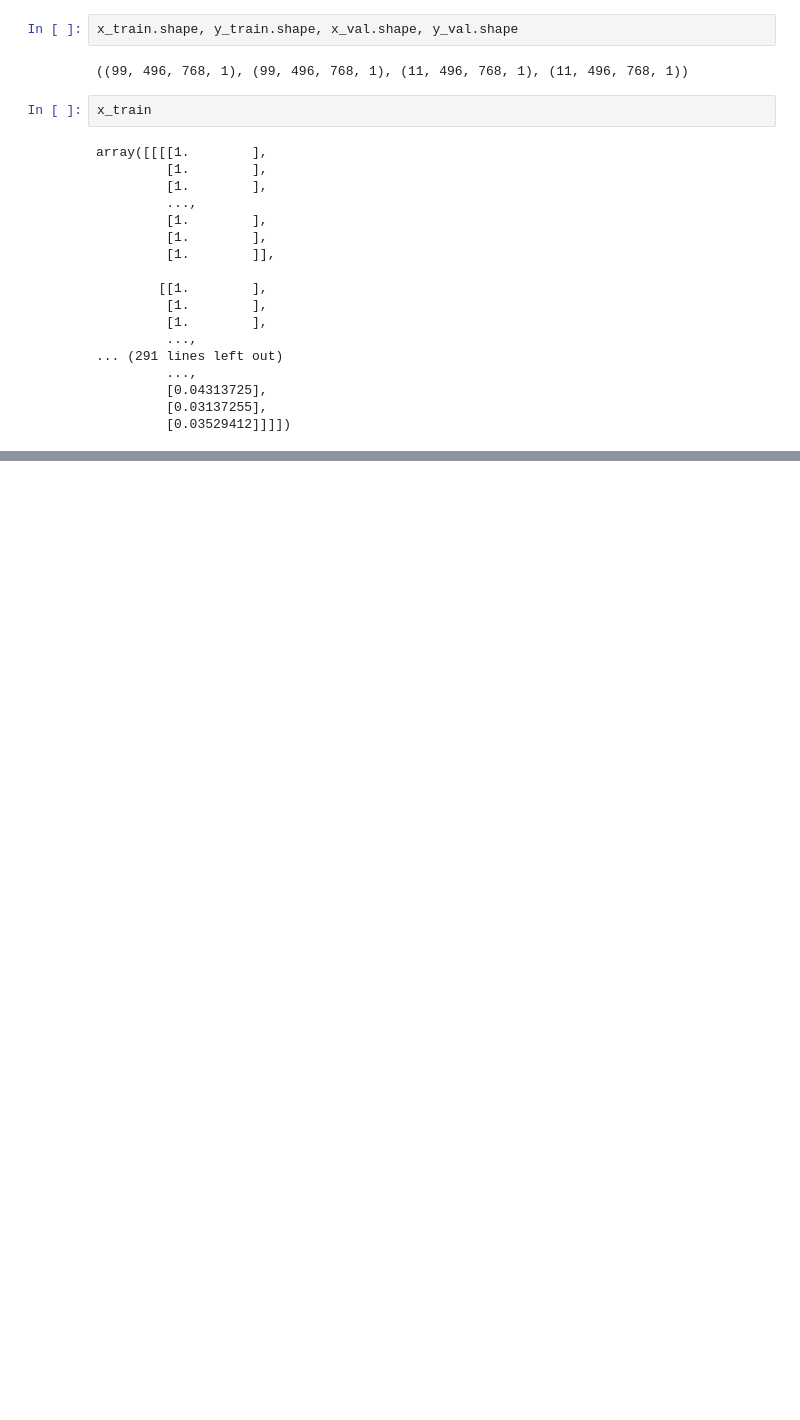
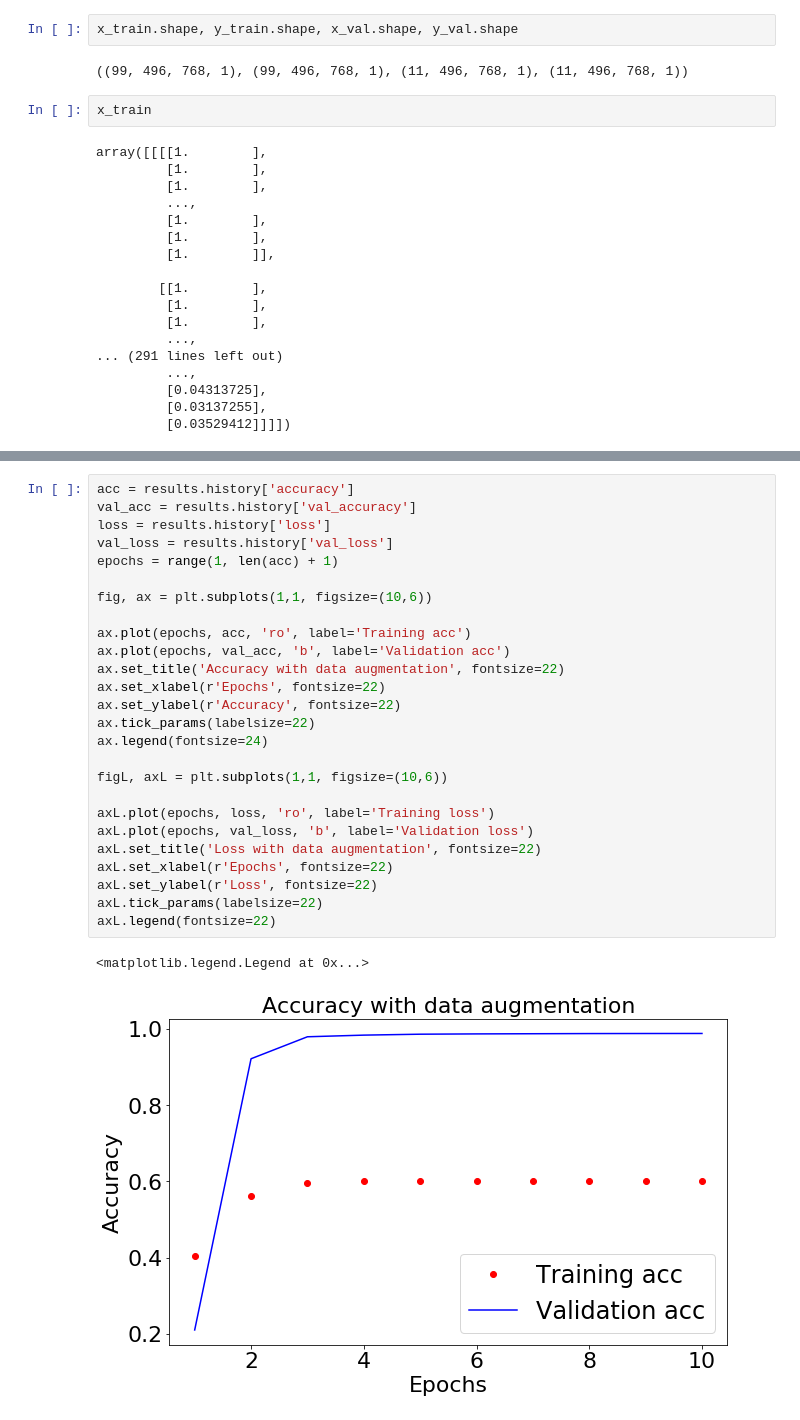
Before and after one commit to Malcolm-Ma/DL_Final_Project, a Jupyter notebook: src/trainUnet.ipynb, the cells around one changed output, grey strips where cells are left out. Cells and saved outputs as stored; diff of their text form; blank space fills up the shorter version.

Commit message:
Training Unet over

```diff
--- a/src/trainUnet.ipynb
+++ b/src/trainUnet.ipynb
@@ -191,0 +216,29 @@ plt()
+# %%
+acc = results.history['accuracy']
+val_acc = results.history['val_accuracy']
+loss = results.history['loss']
+val_loss = results.history['val_loss']
+epochs = range(1, len(acc) + 1)
+
+fig, ax = plt.subplots(1,1, figsize=(10,6))
+
+ax.plot(epochs, acc, 'ro', label='Training acc')
+ax.plot(epochs, val_acc, 'b', label='Validation acc')
+ax.set_title('Accuracy with data augmentation', fontsize=22)
+ax.set_xlabel(r'Epochs', fontsize=22)
+ax.set_ylabel(r'Accuracy', fontsize=22)
+ax.tick_params(labelsize=22)
+ax.legend(fontsize=24)
+
+figL, axL = plt.subplots(1,1, figsize=(10,6))
+
+axL.plot(epochs, loss, 'ro', label='Training loss')
+axL.plot(epochs, val_loss, 'b', label='Validation loss')
+axL.set_title('Loss with data augmentation', fontsize=22)
+axL.set_xlabel(r'Epochs', fontsize=22)
+axL.set_ylabel(r'Loss', fontsize=22)
+axL.tick_params(labelsize=22)
+axL.legend(fontsize=22)
+# %% [output]
+<matplotlib.legend.Legend at 0x...>
+[figure, added]
```
Also changed, not shown: parts of 10 cells of this notebook, 1 other file.
